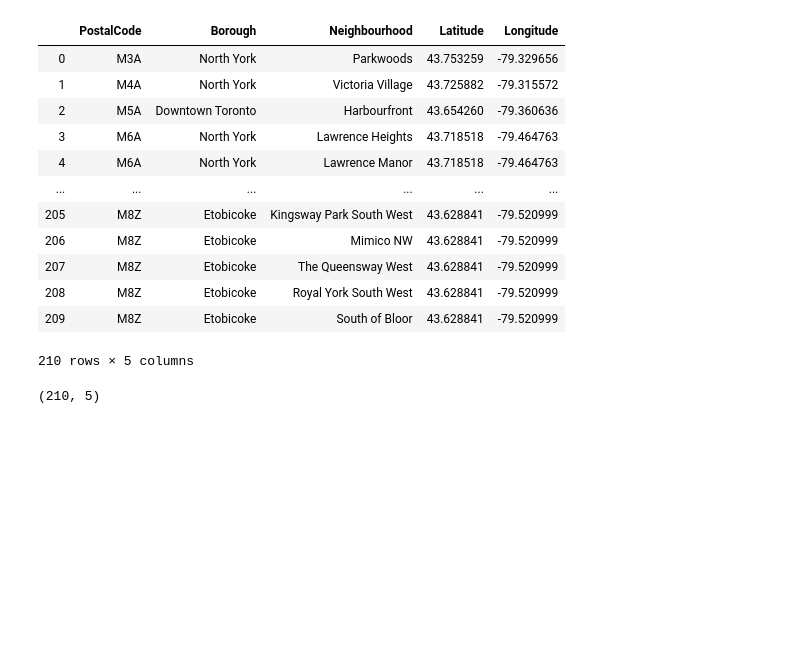
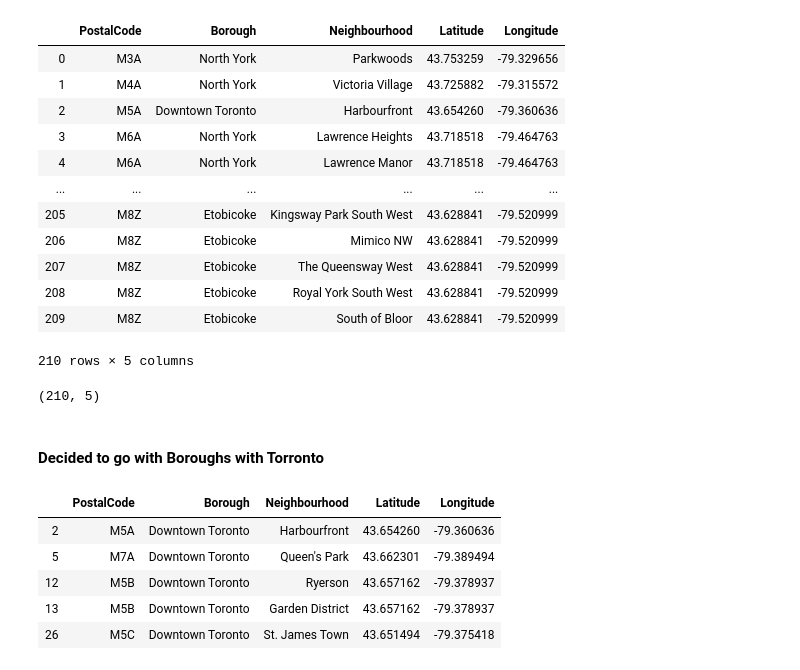
Before and after one commit to mridul-eecs/Coursera_Capstone, a Jupyter notebook: toronto_neighborhood.ipynb, the cells around one changed output. Cells and saved outputs as stored; diff of their text form; code cells hidden in the pictures; blank space fills up the shorter version.

```diff
--- a/toronto_neighborhood.ipynb
+++ b/toronto_neighborhood.ipynb
@@ -110,3 +110,15 @@ newdf
 newdf.shape
 # %% [output]
 (210, 5)
+# %% [markdown]
+#### Decided to go with Boroughs with Torronto
+# %%
+toronto = newdf.where(newdf['Borough'].str.contains('Toronto') ).dropna()
+toronto.head()
+# %% [output]
+|  | PostalCode | Borough | Neighbourhood | Latitude | Longitude |
+| 2 | M5A | Downtown Toronto | Harbourfront | 43.654260 | -79.360636 |
+| 5 | M7A | Downtown Toronto | Queen's Park | 43.662301 | -79.389494 |
+| 12 | M5B | Downtown Toronto | Ryerson | 43.657162 | -79.378937 |
+| 13 | M5B | Downtown Toronto | Garden District | 43.657162 | -79.378937 |
+| 26 | M5C | Downtown Toronto | St. James Town | 43.651494 | -79.375418 |
```
Also changed, not shown: parts of 5 cells of this notebook.
